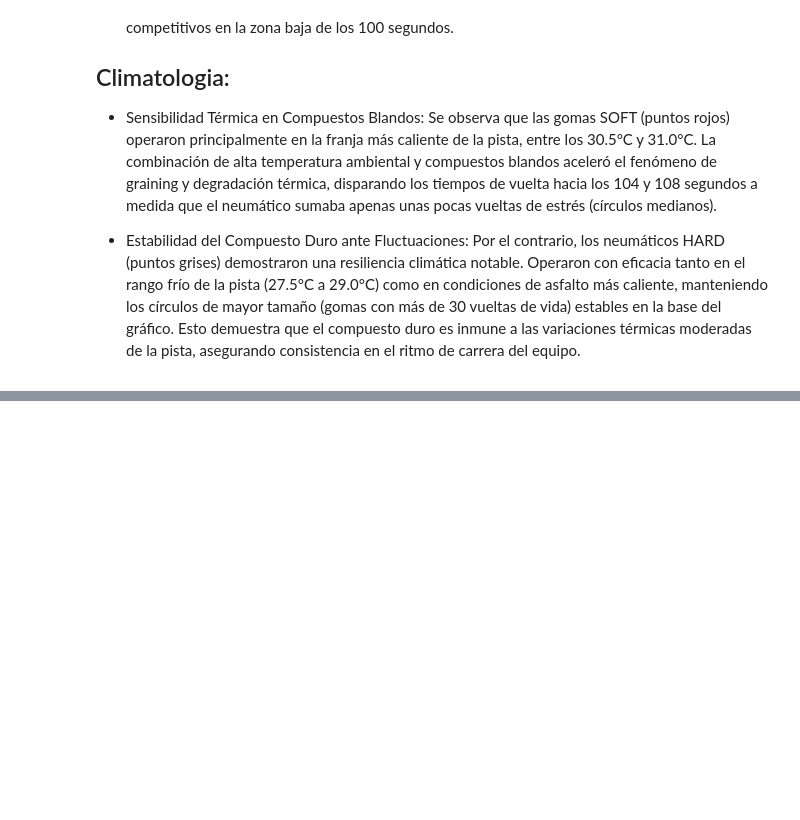
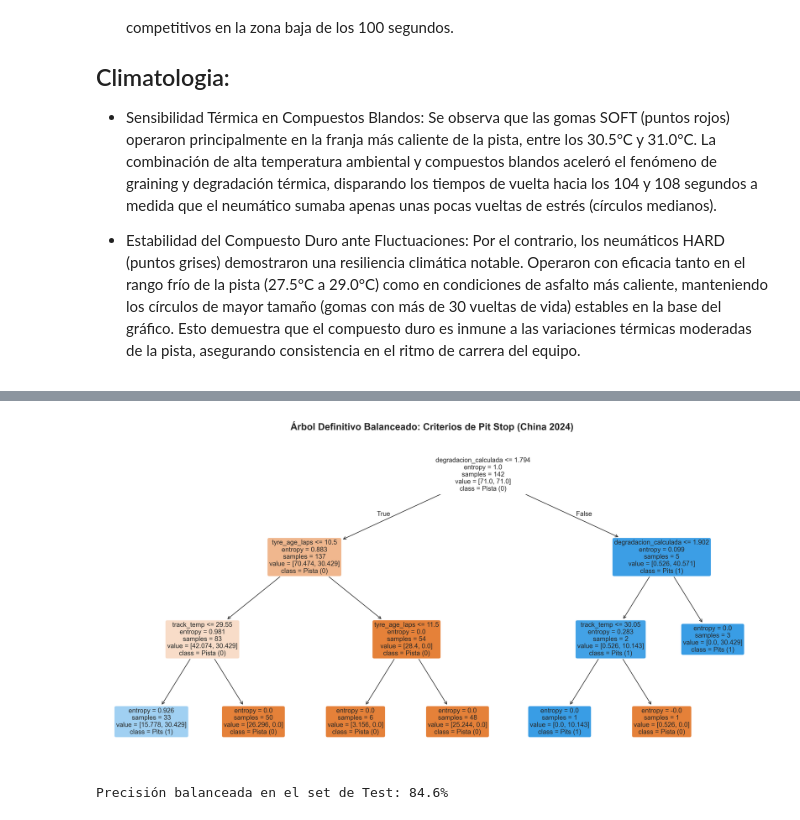
Before and after one commit to G1Martoz/f1-pit-predictor, a Jupyter notebook: Notebooks/1.0-mo-descripcion-origen-dataset.ipynb, the cells around one changed output, grey strips where cells are left out. Saved outputs shown, nothing was run; the diff lists cells and outputs as text; code cells hidden in the pictures; blank space fills up the shorter version.

```diff
--- a/Notebooks/1.0-mo-descripcion-origen-dataset.ipynb
+++ b/Notebooks/1.0-mo-descripcion-origen-dataset.ipynb
@@ -824,0 +872,74 @@ Neumático HARD: Cuesta 0.048 segundos EXTRA por cada vuelta de estrés.
+# %%
+from sklearn.model_selection import train_test_split
+from sklearn.tree import DecisionTreeClassifier, plot_tree
+import matplotlib.pyplot as plt
+import numpy as np
+import pandas as pd
+
+# 1. Copiamos la data real cargada en tu memoria
+df_arbol_final = df_modelo.sort_values(['driver_name', 'LapNumber']).copy()
+
+# 2. FEATURE ENGINEERING: Tu métrica de degradación física (vueltas * coeficiente)
+df_arbol_final['degradacion_calculada'] = df_arbol_final['tyre_age_laps'] * np.where(
+    df_arbol_final['compound_encoded'] == 0, 0.216,  # SOFT
+    np.where(df_arbol_final['compound_encoded'] == 1, 0.155, 0.048)  # MEDIUM / HARD
+)
+
+# 3. Limpieza acotada de nulos para conservar la estructura del dataset
+features = ['tyre_age_laps', 'degradacion_calculada', 'track_temp', 'compound_encoded']
+df_arbol_final = df_arbol_final.dropna(subset=features + ['entrada_a_pits'])
+
+X_arbol = df_arbol_final[features]
+y_arbol = df_arbol_final['entrada_a_pits']
+
+# 4. Partición balanceada (mantenemos el stratify para asegurar paradas en ambos sets)
+X_train_a, X_test_a, y_train_a, y_test_a = train_test_split(X_arbol, y_arbol, test_size=0.15, random_state=42, stratify=y_arbol)
+
+from sklearn.metrics import (
+    accuracy_score,
+    precision_score,
+    recall_score,
+    f1_score,
+    confusion_matrix,
+    classification_report
+)
+
+y_pred = arbol_final.predict(X_test_a)
+
+print("=== MÉTRICAS TEST ===")
+print(f"Accuracy : {accuracy_score(y_test_a, y_pred):.4f}")
+print(f"Precision: {precision_score(y_test_a, y_pred):.4f}")
+print(f"Recall   : {recall_score(y_test_a, y_pred):.4f}")
+print(f"F1 Score : {f1_score(y_test_a, y_pred):.4f}")
+
+print("\n=== MATRIZ DE CONFUSIÓN ===")
+print(confusion_matrix(y_test_a, y_pred))
+
+print("\n=== REPORTE COMPLETO ===")
+print(classification_report(y_test_a, y_pred))
+
+train_acc = arbol_final.score(X_train_a, y_train_a)
+test_acc = arbol_final.score(X_test_a, y_test_a)
+
+print(f"Accuracy Train: {train_acc:.4f}")
+print(f"Accuracy Test : {test_acc:.4f}")
+
+# 5. EL CAMBIO CLAVE: Activamos class_weight='balanced' y bajamos profundidad para que sea legible
+arbol_final = DecisionTreeClassifier(max_depth=3, criterion='entropy', class_weight='balanced', random_state=42)
+arbol_final.fit(X_train_a, y_train_a)
+
+# 6. Renderizado gráfico interactivo abajo de la celda
+plt.figure(figsize=(20, 10), dpi=300)
+plot_tree(
+    arbol_final,
+    feature_names=features,
+    class_names=['Pista (0)', 'Pits (1)'],
+    filled=True,
+    rounded=True,
+    fontsize=11
+)
+plt.title("Árbol Definitivo Balanceado: Criterios de Pit Stop (China 2024)", fontsize=16, fontweight='bold')
+plt.show()
+
+print(f"Precisión balanceada en el set de Test: {arbol_final.score(X_test_a, y_test_a) * 100:.1f}%")
+# %% [output]
@@ -824,0 +963,2 @@ Neumático HARD: Cuesta 0.048 segundos EXTRA por cada vuelta de estrés.
+[figure, added]
+Precisión balanceada en el set de Test: 84.6%
```
Also changed, not shown: parts of 23 cells of this notebook, 1 other file.
